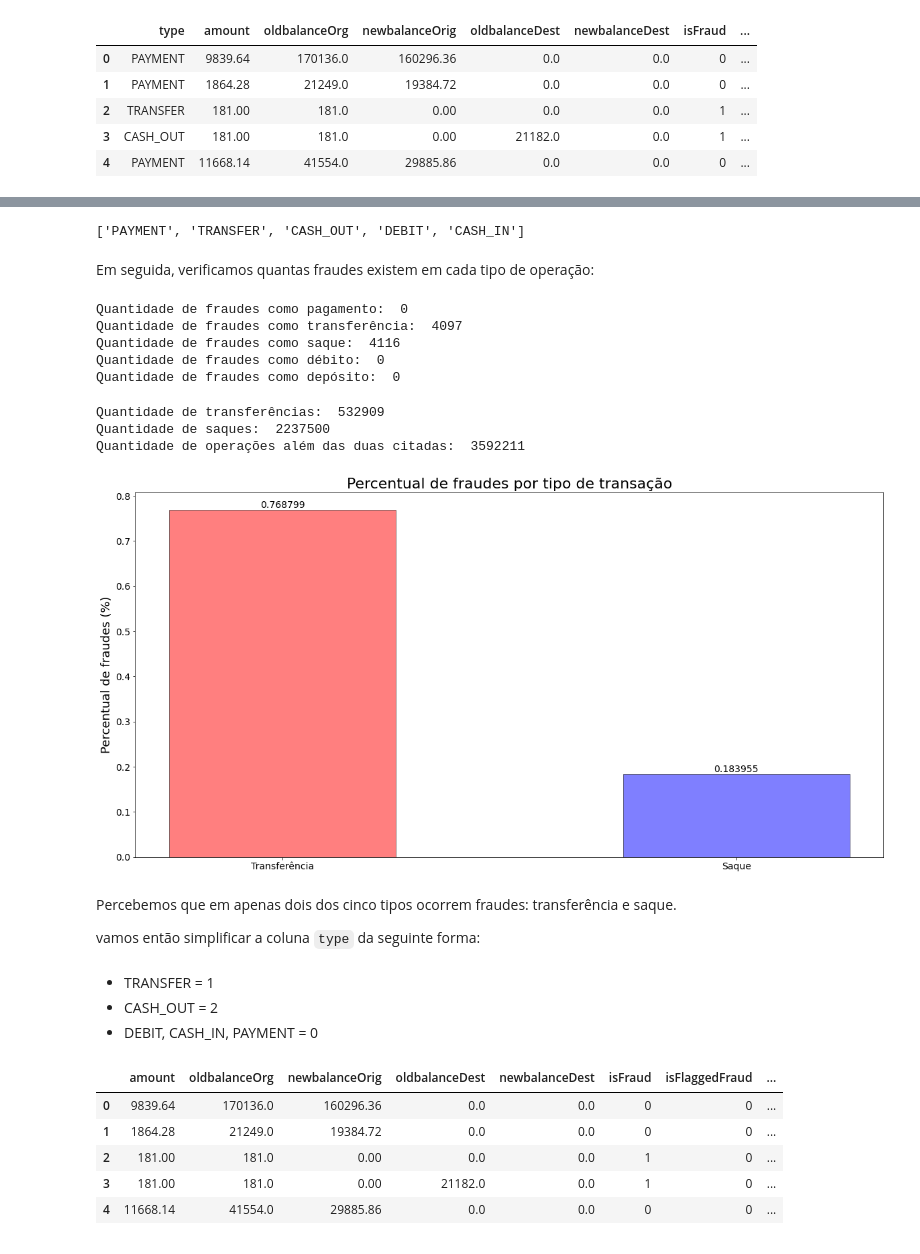
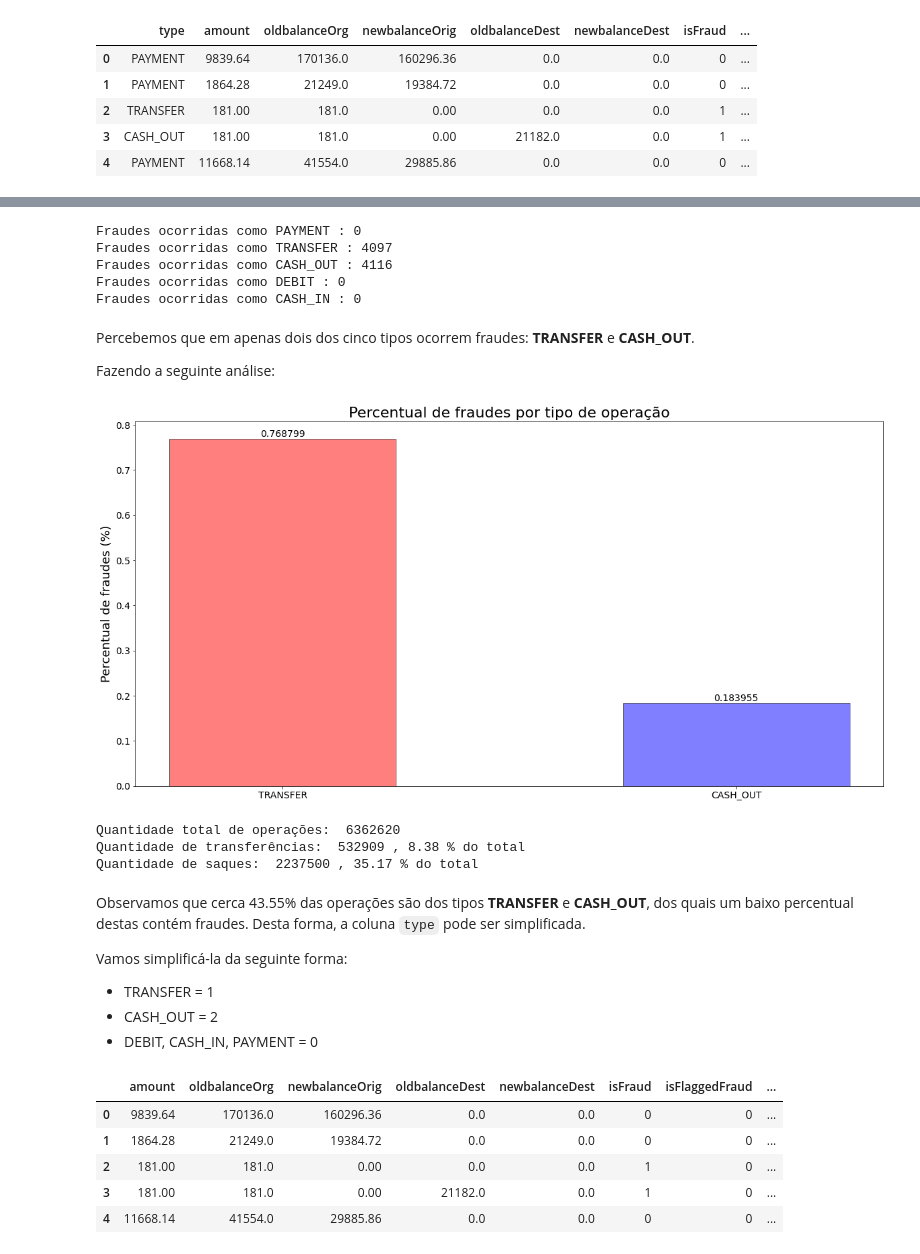
Before and after one commit to TheDramaturgy/ArtificialInteligence, a Jupyter notebook: TrabalhoArvoreDecisao/01_modelo.ipynb, the cells around one changed output, grey strips where cells are left out. Cells and saved outputs as stored; diff of their text form; code cells hidden in the pictures.

```diff
--- a/TrabalhoArvoreDecisao/01_modelo.ipynb
+++ b/TrabalhoArvoreDecisao/01_modelo.ipynb
@@ -167,60 +175,48 @@ Inicialmente, descobrimos os tipos de operações contidos na base de dados:
 # %%
 transactionTypes = list(dict.fromkeys(data['type']))
-print(transactionTypes)
+
+for type in transactionTypes:
+    print("Fraudes ocorridas como", type, ":", len(fraud_transactions.loc[fraud_transactions['type'].str.match(type)]))
 # %% [output]
-['PAYMENT', 'TRANSFER', 'CASH_OUT', 'DEBIT', 'CASH_IN']
+Fraudes ocorridas como PAYMENT : 0
+Fraudes ocorridas como TRANSFER : 4097
+Fraudes ocorridas como CASH_OUT : 4116
+Fraudes ocorridas como DEBIT : 0
+Fraudes ocorridas como CASH_IN : 0
-# %% [markdown]
-Em seguida, verificamos quantas fraudes existem em cada tipo de operação:
-# %%
-fraud_payment_amount = len(fraud_transactions.loc[fraud_transactions['type'].str.match('PAYMENT')])
-fraud_transfer_amount = len(fraud_transactions.loc[fraud_transactions['type'].str.match('TRANSFER')])
-fraud_cashout_amount = len(fraud_transactions.loc[fraud_transactions['type'].str.match('CASH_OUT')])
-fraud_debit_amount = len(fraud_transactions.loc[fraud_transactions['type'].str.match('DEBIT')])
-fraud_cashin_amount = len(fraud_transactions.loc[fraud_transactions['type'].str.match('CASH_IN')])
-
-print("Quantidade de fraudes como pagamento: ",(fraud_payment_amount))
-print("Quantidade de fraudes como transferência: ",(fraud_transfer_amount))
-print("Quantidade de fraudes como saque: ",fraud_cashout_amount)
-print("Quantidade de fraudes como débito: ",fraud_debit_amount)
-print("Quantidade de fraudes como depósito: ",fraud_cashin_amount)
-# %% [output]
-Quantidade de fraudes como pagamento:  0
-Quantidade de fraudes como transferência:  4097
-Quantidade de fraudes como saque:  4116
-Quantidade de fraudes como débito:  0
-Quantidade de fraudes como depósito:  0
-# %%
-transfer_amount = len(data.loc[data['type'].str.match('TRANSFER')])
-cashout_amount = len(data.loc[data['type'].str.match('CASH_OUT')])
-
-print("Quantidade de transferências: ",transfer_amount)
-print("Quantidade de saques: ",cashout_amount)
-print("Quantidade de operações além das duas citadas: ", len(data)-(transfer_amount+cashout_amount))
-# %% [output]
-Quantidade de transferências:  532909
-Quantidade de saques:  2237500
-Quantidade de operações além das duas citadas:  3592211
+# %% [markdown]
+Percebemos que em apenas dois dos cinco tipos ocorrem fraudes: **TRANSFER** e **CASH_OUT**.
+
+Fazendo a seguinte análise:
 # %%
-x_info = ['Transferência', 'Saque']
-y_info = [fraud_transfer_amount/transfer_amount*100, fraud_cashout_amount/cashout_amount*100]
+transfer_amount = len(data.loc[data['type'].str.match('TRANSFER')])
+cashout_amount = len(data.loc[data['type'].str.match('CASH_OUT')])
+
+x_info = ['TRANSFER', 'CASH_OUT']
+y_info = [4097*100/transfer_amount, 4116*100/cashout_amount]
 
 fig, ax = plt.subplots(figsize=(20, 10))
 bar = ax.bar(x_info, y_info, color=['red', 'blue'], width=0.5, align='center', alpha=0.5, edgecolor='black')
 ax.bar_label(bar, fontsize=14)
 ax.tick_params(axis='both', labelsize=14)
-ax.set_title('Percentual de fraudes por tipo de transação', fontsize=22)
+ax.set_title('Percentual de fraudes por tipo de operação', fontsize=22)
 ax.set_ylabel('Percentual de fraudes (%)', fontsize=18)
 plt.show()
+
+print("Quantidade total de operações: ", len(data))
+print("Quantidade de transferências: ",transfer_amount, ",", "{:.2f}".format((transfer_amount*100)/len(data)), "% do total")
+print("Quantidade de saques: ",cashout_amount, ",", "{:.2f}".format((cashout_amount*100)/len(data)),"% do total")
 # %% [output]
-[figure, old version]
+[figure, new version]
+Quantidade total de operações:  6362620
+Quantidade de transferências:  532909 , 8.38 % do total
+Quantidade de saques:  2237500 , 35.17 % do total
-# %% [markdown]
-Percebemos que em apenas dois dos cinco tipos ocorrem fraudes: transferência e saque.
-
-vamos então simplificar a coluna `type` da seguinte forma:
-# %% [markdown]
-* TRANSFER = 1
-* CASH_OUT = 2
-* DEBIT, CASH_IN, PAYMENT = 0
+# %% [markdown]
+Observamos que cerca 43.55% das operações são dos tipos **TRANSFER** e **CASH_OUT**, dos quais um baixo percentual destas contém fraudes. Desta forma, a coluna `type` pode ser simplificada.
+
+Vamos simplificá-la da seguinte forma:
+* TRANSFER = 1
+* CASH_OUT = 2
+* DEBIT, CASH_IN, PAYMENT = 0
 # %%
 conditions = [data['type'].str.match('TRANSFER'),
               data['type'].str.match('CASH_OUT'),
```
Also changed, not shown: parts of 6 cells of this notebook.
